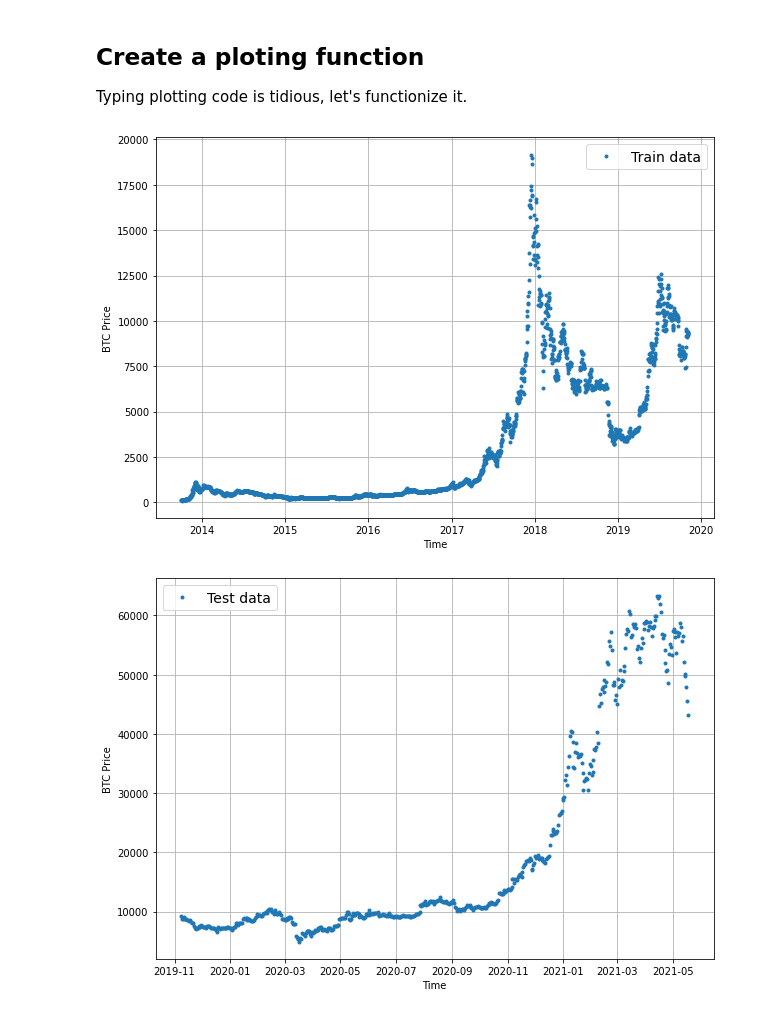
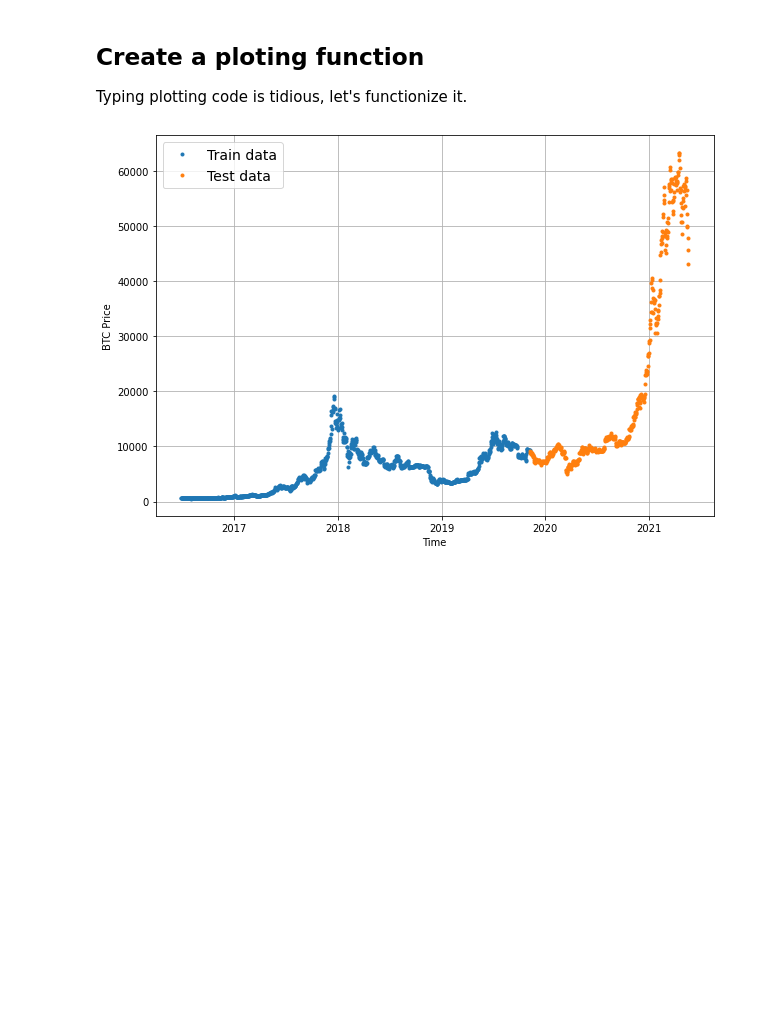
Before and after one commit to vijayraikar1999/Tensorflow-Developer-Certification, a Jupyter notebook: 10_time_series_forecasting_with_tensorflow.ipynb, the cells around one changed output. Cells and saved outputs as stored; diff of their text form; code cells hidden in the pictures; blank space fills up the shorter version.

Commit message:
Time series forecasting

```diff
--- a/10_time_series_forecasting_with_tensorflow.ipynb
+++ b/10_time_series_forecasting_with_tensorflow.ipynb
@@ -264,8 +263,8 @@ def plot_time_series(timesteps, values, format='.', start=0, end=None,label=None
   plt.grid(True)
 # %%
 # Test out plotting function
-plot_time_series(timesteps=X_train, values=y_train, label='Train data')
+plt.figure(figsize=(10, 7))
+plot_time_series(timesteps=X_train, values=y_train, start=1000, label='Train data')
 plot_time_series(timesteps=X_test, values=y_test, label='Test data')
 # %% [output]
-[figure, old version]
+[figure, new version]
-[figure, removed]
```
Also changed, not shown: parts of 49 cells of this notebook.
